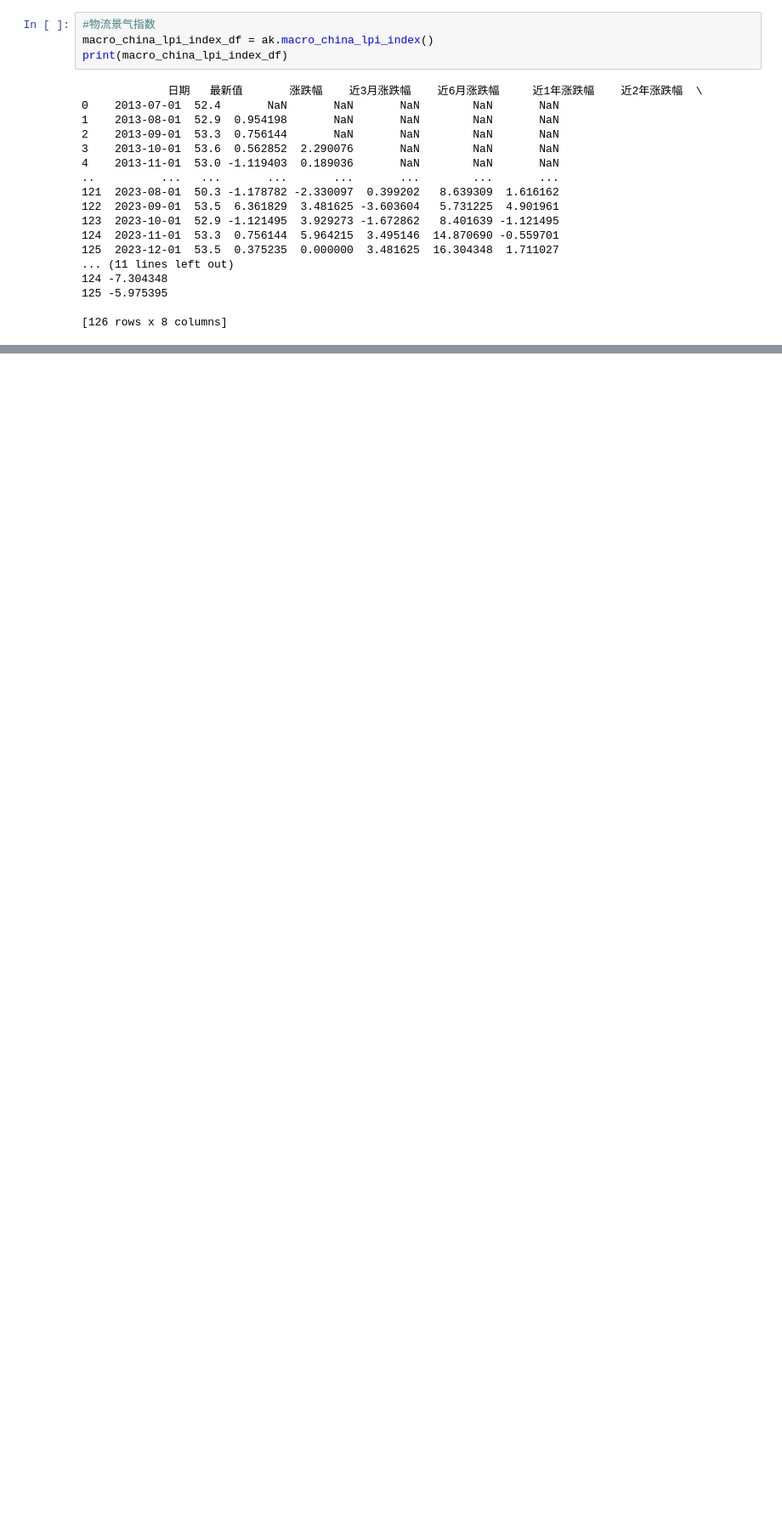
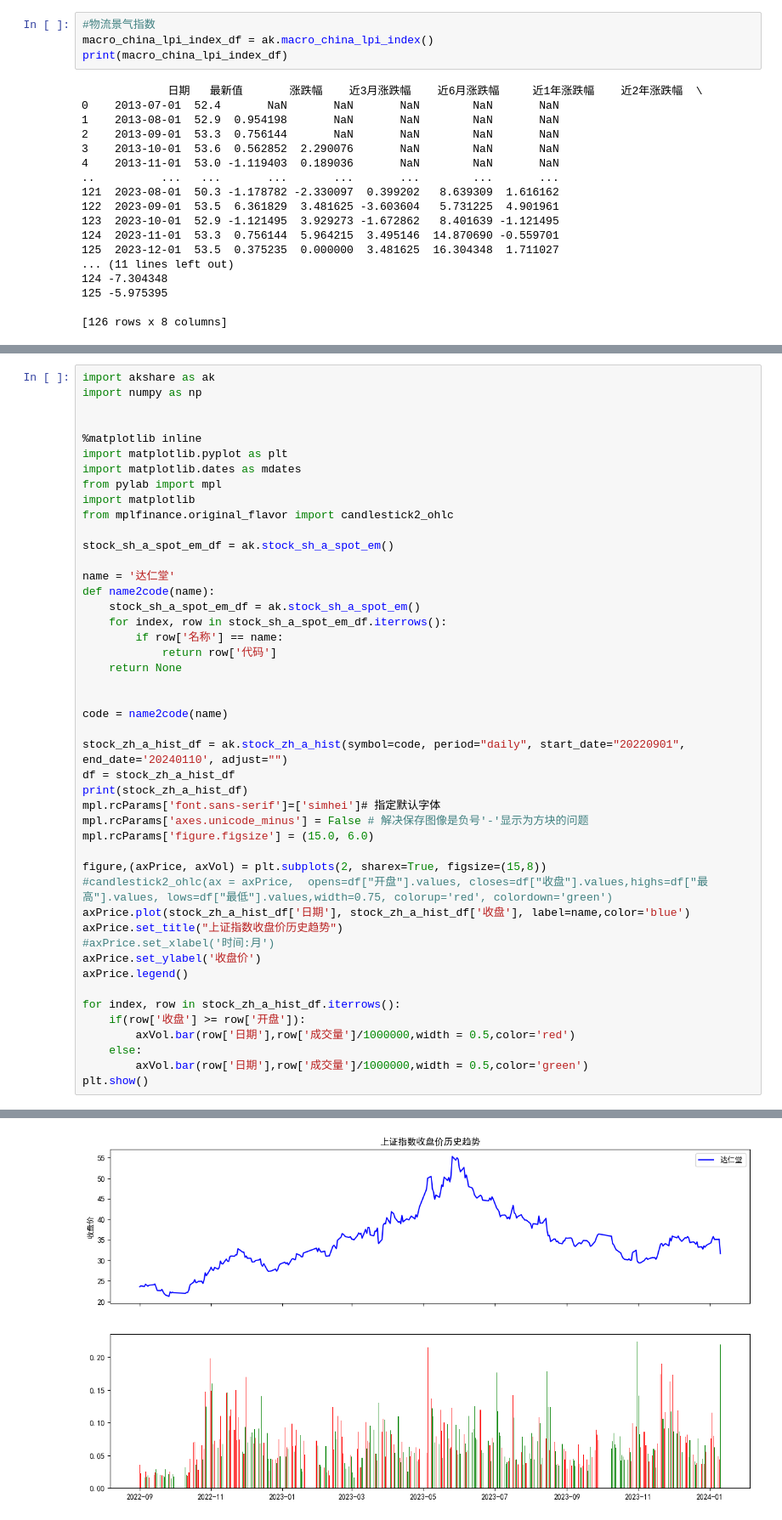
Before and after one commit to xiyanxiyan10/easyquant, a Jupyter notebook: ch_cert/sz3000line.ipynb, the cells around one changed output, grey strips where cells are left out. Shown at 85% size. Drawn from its saved outputs; the diff is of its cells as text; blank space fills up the shorter version.

```diff
--- a/ch_cert/sz3000line.ipynb
+++ b/ch_cert/sz3000line.ipynb
@@ -137,0 +138,47 @@ print(stock_sh_a_spot_em_df)
+# %%
+import akshare as ak
+import numpy as np
+
+
+%matplotlib inline
+import matplotlib.pyplot as plt
+import matplotlib.dates as mdates
+from pylab import mpl
+import matplotlib
+from mplfinance.original_flavor import candlestick2_ohlc
+
+stock_sh_a_spot_em_df = ak.stock_sh_a_spot_em()
+
+name = '达仁堂'
+def name2code(name):
+    stock_sh_a_spot_em_df = ak.stock_sh_a_spot_em()
+    for index, row in stock_sh_a_spot_em_df.iterrows():
+        if row['名称'] == name:
+            return row['代码']
+    return None
+
+
+code = name2code(name)
+
+stock_zh_a_hist_df = ak.stock_zh_a_hist(symbol=code, period="daily", start_date="20220901", end_date='20240110', adjust="")
+df = stock_zh_a_hist_df
+print(stock_zh_a_hist_df)
+mpl.rcParams['font.sans-serif']=['simhei']# 指定默认字体
+mpl.rcParams['axes.unicode_minus'] = False # 解决保存图像是负号'-'显示为方块的问题
+mpl.rcParams['figure.figsize'] = (15.0, 6.0)
+
+figure,(axPrice, axVol) = plt.subplots(2, sharex=True, figsize=(15,8))
+#candlestick2_ohlc(ax = axPrice,  opens=df["开盘"].values, closes=df["收盘"].values,highs=df["最高"].values, lows=df["最低"].values,width=0.75, colorup='red', colordown='green')
+axPrice.plot(stock_zh_a_hist_df['日期'], stock_zh_a_hist_df['收盘'], label=name,color='blue')
+axPrice.set_title("上证指数收盘价历史趋势")
+#axPrice.set_xlabel('时间:月')
+axPrice.set_ylabel('收盘价')
+axPrice.legend()
+
+for index, row in stock_zh_a_hist_df.iterrows():
+    if(row['收盘'] >= row['开盘']):
+        axVol.bar(row['日期'],row['成交量']/1000000,width = 0.5,color='red')
+    else:
+        axVol.bar(row['日期'],row['成交量']/1000000,width = 0.5,color='green')
+plt.show()
+# %% [output]
@@ -137,0 +202 @@ print(stock_sh_a_spot_em_df)
+[figure, added]
```
Also changed, not shown: parts of 3 cells of this notebook.
